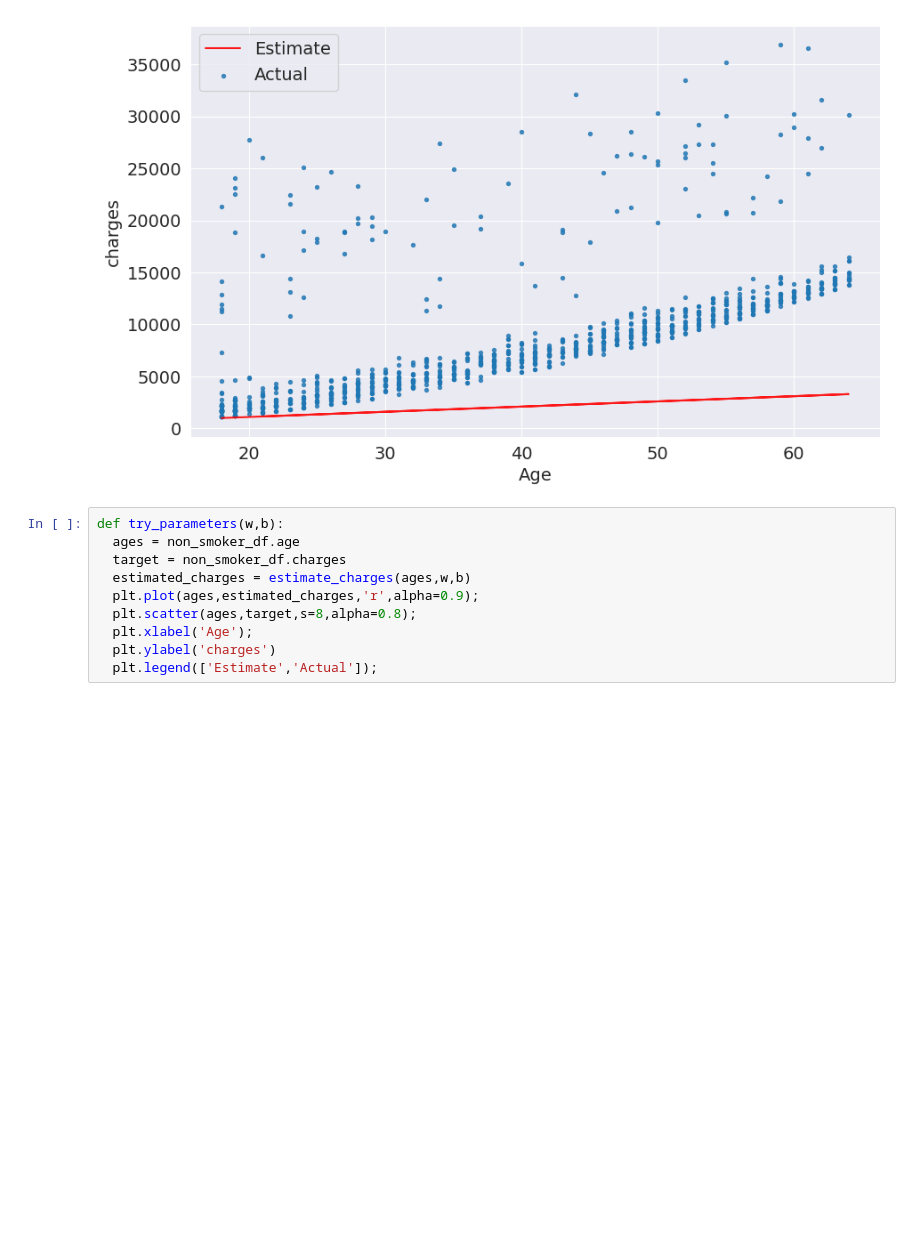
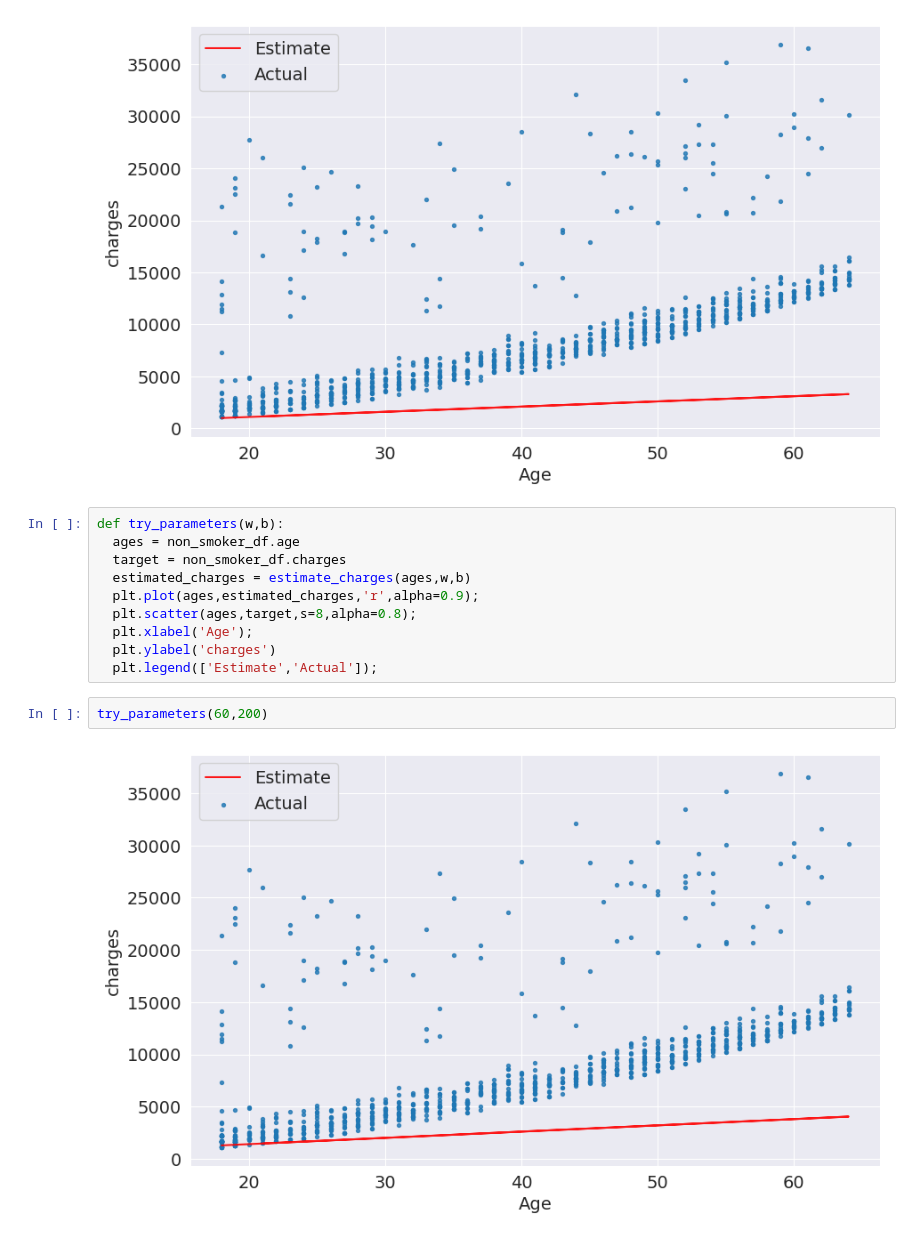
Before and after one commit to diyabhandary/repo1, a Jupyter notebook: coding1.ipynb, the cells around one changed output. Drawn from its saved outputs; the diff is of its cells as text; blank space fills up the shorter version.

```diff
--- a/coding1.ipynb
+++ b/coding1.ipynb
@@ -295,3 +295,7 @@ def try_parameters(w,b):
   plt.xlabel('Age');
   plt.ylabel('charges')
   plt.legend(['Estimate','Actual']);
+# %%
+try_parameters(60,200)
+# %% [output]
+[figure, added]
```
Also changed, not shown: parts of 39 cells of this notebook.
